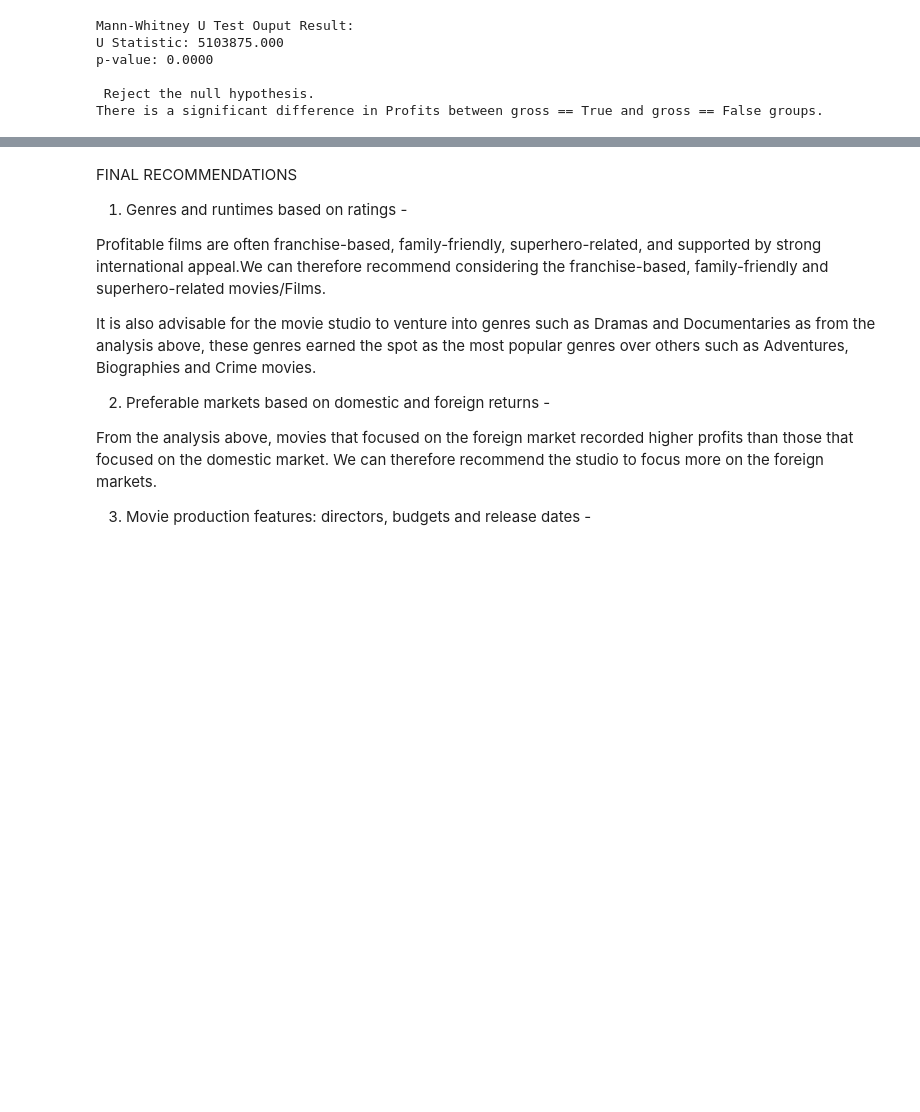
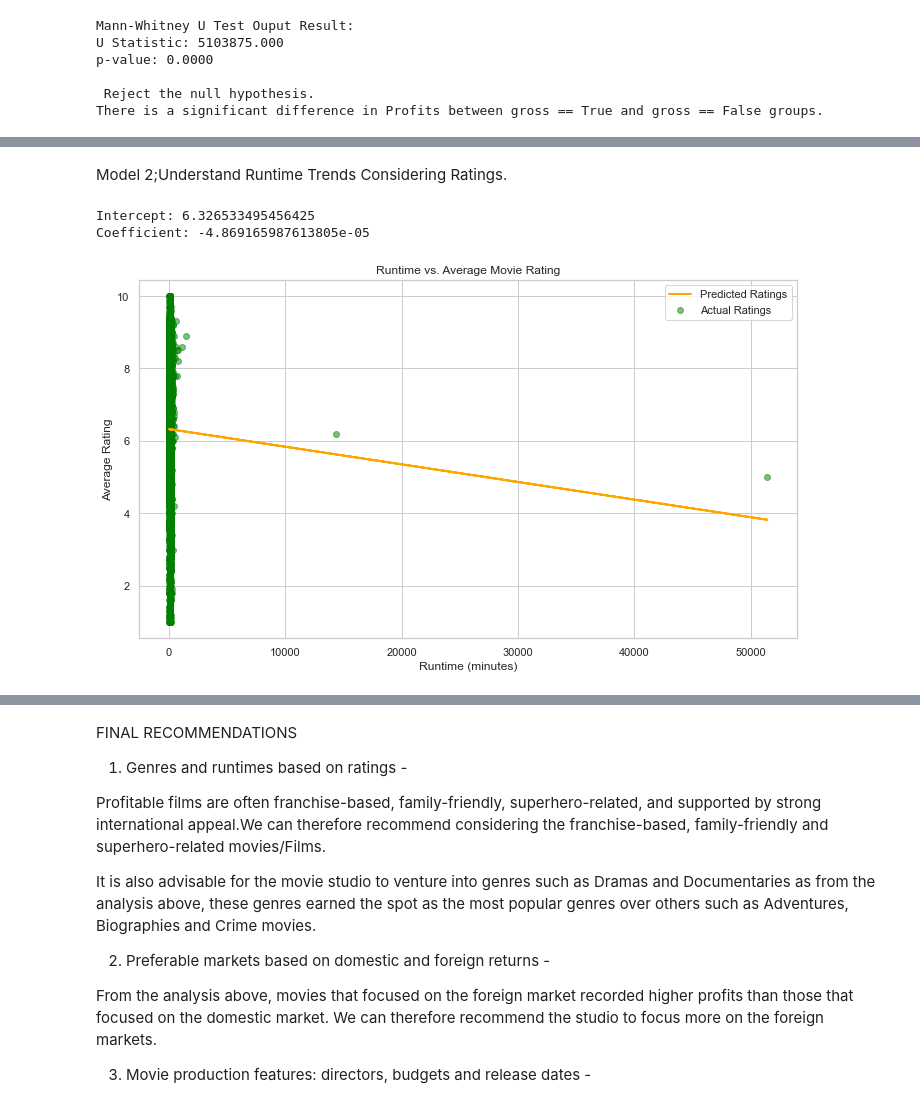
Before and after one commit to Godfrey-249/Phase-2-Project, a Jupyter notebook: Index.ipynb, the cells around one changed output, grey strips where cells are left out. Cells and saved outputs as stored; diff of their text form; code cells hidden in the pictures; blank space fills up the shorter version.

```diff
--- a/Index.ipynb
+++ b/Index.ipynb
@@ -865,0 +948,57 @@ RECOMMENDATIONS
+# %% [markdown]
+Model 2;Understand Runtime Trends Considering Ratings.
+# %%
+#Model 2; Understand Runtime Trends Considering Ratings.
+
+# Merge the two DataFrames on 'movie_id'
+merged_df = pd.merge(movie_basics, movie_ratings, on='movie_id')
+
+# Export the merged DataFrame to a CSV file
+merged_df.to_csv('runtime_vs_rating.csv', index=False)
+
+# Close the database connection
+conn.close()
+
+# Read the data from the CSV file
+df = pd.read_csv('runtime_vs_rating.csv')
+
+# Rename columns for consistency
+df.rename(columns={
+    'runtime_minutes': 'runtime',
+    'averagerating': 'rating'
+}, inplace=True)
+
+# Drop rows with missing or invalid runtime or rating
+df.dropna(subset=['runtime', 'rating'], inplace=True)
+df = df[df['runtime'] > 0]
+
+# Reshape data for modeling
+X = df[['runtime']]
+y = df['rating']
+
+# Initialize and fit the linear regression model
+model = LinearRegression()
+model.fit(X, y)
+
+# Display model coefficients
+print(f"Intercept: {model.intercept_}")
+print(f"Coefficient: {model.coef_[0]}")
+
+# Predict ratings based on runtime
+df['predicted_rating'] = model.predict(X)
+
+# Plot actual vs. predicted ratings
+plt.figure(figsize=(10, 6))
+plt.scatter(df['runtime'], df['rating'], color='green', alpha=0.5, label='Actual Ratings')
+plt.plot(df['runtime'], df['predicted_rating'], color='orange', linewidth=2, label='Predicted Ratings')
+plt.xlabel('Runtime (minutes)')
+plt.ylabel('Average Rating')
+plt.title('Runtime vs. Average Movie Rating')
+plt.legend()
+plt.grid(True)
+plt.tight_layout()
+plt.show()
+# %% [output]
+Intercept: 6.326533495456425
+Coefficient: -4.869165987613805e-05
+[figure, added]
```
Also changed, not shown: parts of 29 cells of this notebook, 1 other file.
